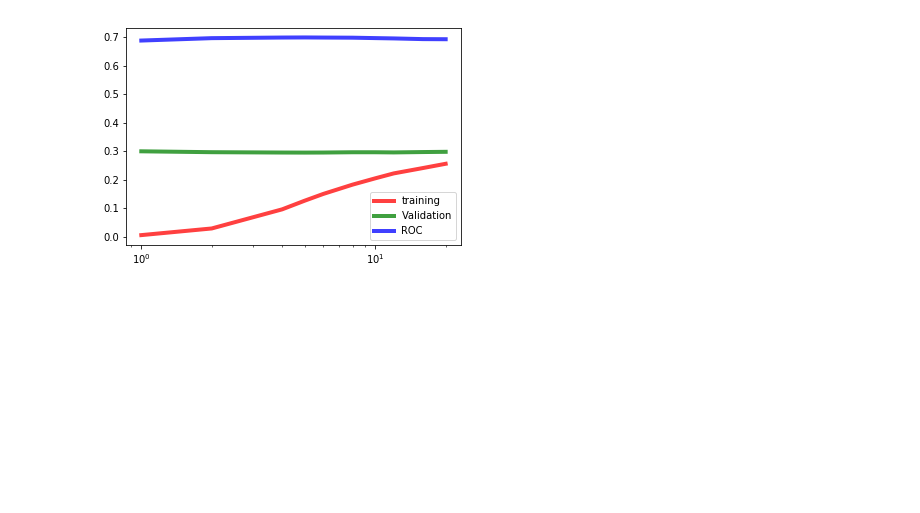
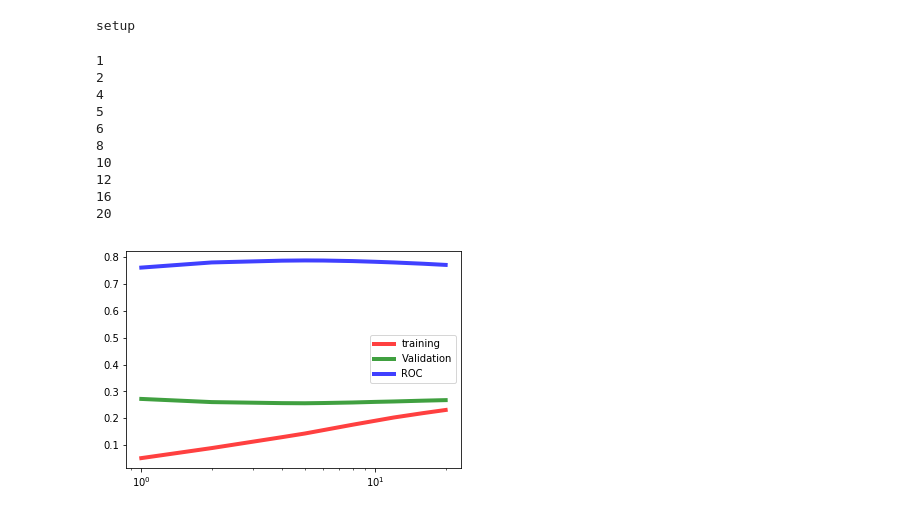
Before and after one commit to S-W-Williams/Machine-Learning-Rainfall-Prediction, a Jupyter notebook: random forest .ipynb, the cells around one changed output. Cells and saved outputs as stored; diff of their text form; code cells hidden in the pictures; blank space fills up the shorter version.

```diff
--- a/random forest .ipynb
+++ b/random forest .ipynb
@@ -1,51 +1,79 @@
+# %%
+import numpy as np
+from sklearn import neighbors
+from sklearn import metrics
+from sklearn.utils import shuffle
+from sklearn import ensemble
+import matplotlib.pyplot as plt
+from sklearn.metrics import mean_squared_error
+from sklearn.model_selection import train_test_split
+
+
+"""
+experimentation:
+min_leaf_samples
+
+"""
+#print "real"
+X = np.genfromtxt('data/X_train.txt', delimiter=None)
+Y = np.genfromtxt('data/Y_train.txt', delimiter=None)
+
+#X,Y = shuffle(X, Y)
+
+#Xtr = X[:10000,:]
+#Ytr = Y[:10000]
+
+#Xval = X[10000:20000]
+#Yval = Y[10000:20000]
+#print "in"
+
+Xtr, Xval, Ytr, Yval = train_test_split(X, Y, test_size=0.2)
+print "setup"
+# %% [output]
+setup
 # %%
-import numpy as np
-from sklearn import neighbors
-from sklearn import metrics
-from sklearn.utils import shuffle
-from sklearn import ensemble
-import matplotlib.pyplot as plt
 
 
-"""
-experimentation:
-min_leaf_samples
-
-"""
-
-
-X = np.genfromtxt('data/X_train.txt', delimiter=None)
-Y = np.genfromtxt('data/Y_train.txt', delimiter=None)
-
-X,Y = shuffle(X, Y)
-
-Xtr = X[:10000,:]
-Ytr = Y[:10000]
-
-Xval = X[10000:20000]
-Yval = Y[10000:20000]
+#print "out"
 r=[]
 t=[]
+m=[]
 v=[]
 l=[1,2,4,5,6,8,10,12,16,20]
+
 for i in l:
+    print( str(i) )
     rfc = ensemble.RandomForestClassifier(
         n_estimators=500, min_samples_leaf=i, n_jobs=-1, oob_score=True)
 
     rfc.fit(Xtr, Ytr)
 
     rfcRoc = metrics.roc_auc_score(Yval, rfc.predict_proba(Xval)[:,1])
 
     r.append( rfcRoc)
     t.append( 1 - rfc.score(Xtr, Ytr))
     v.append(1 - rfc.score(Xval, Yval))
+   # m.append(mean_squared_error( rfc.predict_proba(Xtr),Ytr) )
+
 plt.semilogx(l, t, 'r-', lw=4,alpha=0.75, label='training')
 plt.semilogx(l, v, 'g-', lw=4,alpha=0.75, label='Validation')
 plt.semilogx(l, r, 'b-', lw=4,alpha=0.75, label='ROC')
+#plt.semilogx(l, m, 'o-', lw=4,alpha=0.75, label='MSE')
+
 plt.legend()
 plt.show()
 # %% [output]
+1
+2
+4
+5
+6
+8
+10
+12
+16
+20
-[figure, old version]
+[figure, new version]
 # %%
 """experiemtnation n estimators"""
 r=[]
```
Also changed, not shown: parts of 7 cells of this notebook.
